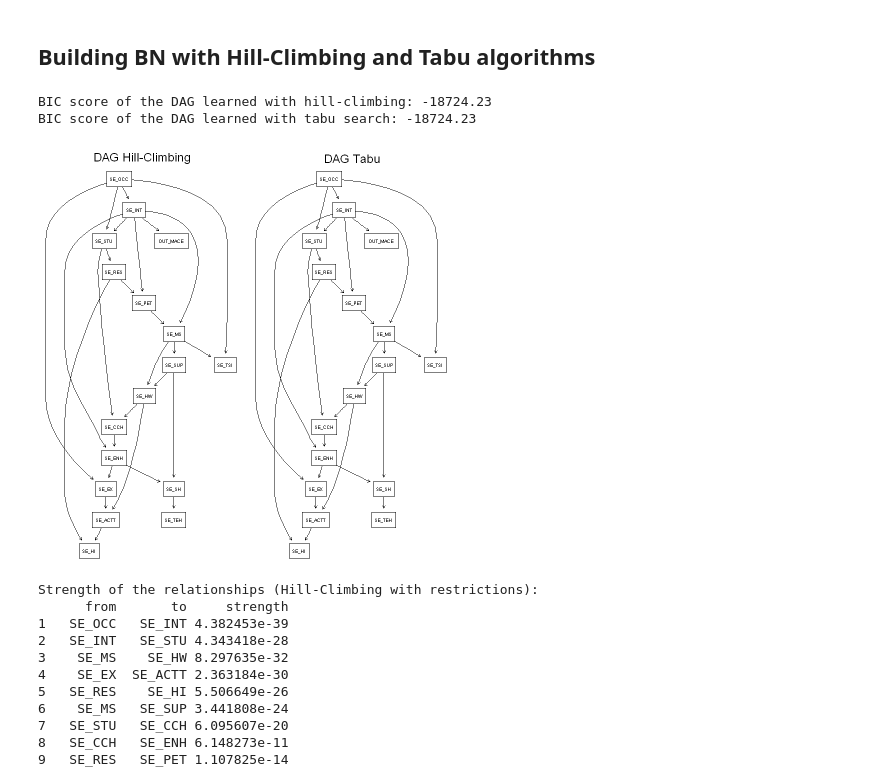
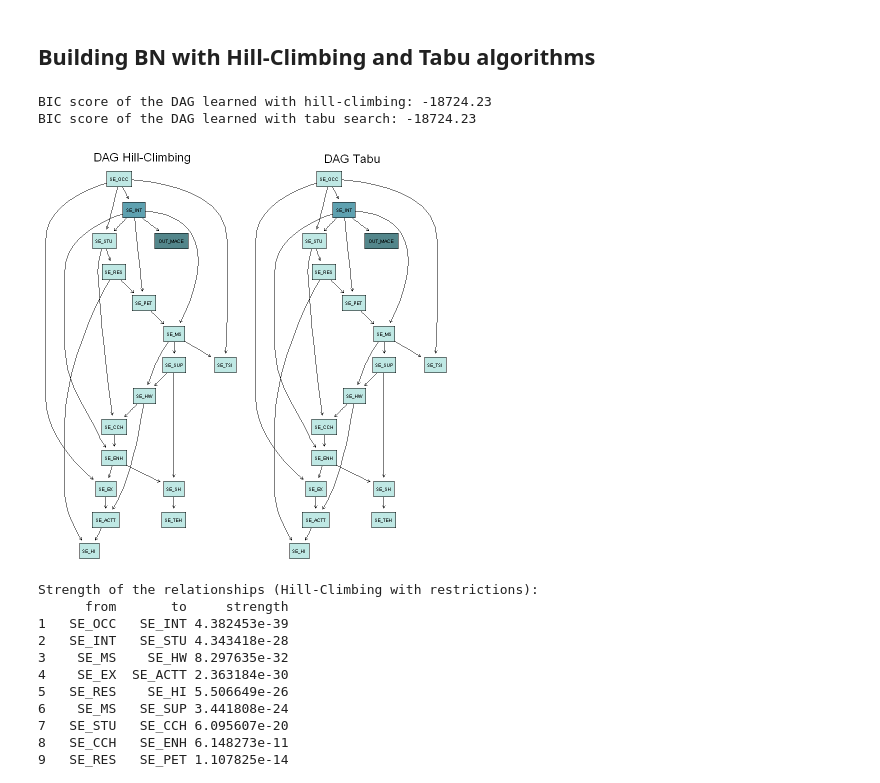
Before and after one commit to JoseLuisMaldonadoA/TFM, a Jupyter notebook: Notebooks/BayesianNetworksAnalysis.ipynb, the cells around one changed output. Cells and saved outputs as stored; diff of their text form; code cells hidden in the pictures.

Commit message:
Notebook Update
BN per cluster added

```diff
--- a/Notebooks/BayesianNetworksAnalysis.ipynb
+++ b/Notebooks/BayesianNetworksAnalysis.ipynb
@@ -14,7 +17,7 @@ suppressWarnings(
 )
 # %%
 # Load the dataset
-df <- read.csv('FINAL_DATASET_CLUSTERED.csv')
+df <- read.csv('FINAL_DATASET.csv')
 
 # Select the socioeconomic variables and the outcome variable and convert them to factors
 data <- df %>% select(c(starts_with("SE_"), OUT_MACE)) %>% mutate(across(everything(), as.factor))
@@ -46,24 +49,44 @@ str(data)
 # %%
 # Learn the DAG using the hill-climbing algorithm
 dag_hc <- hc(data, score = "bic")
 score_hc <- score(dag_hc, data = data, type = "bic")
 
 # Learn the DAG using the tabu search algorithm
 dag_tabu <- tabu(data, score = "bic")
 score_tabu <- score(dag_tabu, data = data, type = "bic")
 
 # Compare the scores
 cat("BIC score of the DAG learned with hill-climbing:", score_hc, "\n")
 cat("BIC score of the DAG learned with tabu search:", score_tabu, "\n")
 
 # Plot the two DAGs for comparison
+mb_hc <- mb(dag_hc, "OUT_MACE") # Markov blanket of OUT_MACE
+mb_tabu <- mb(dag_tabu, "OUT_MACE") # Markov blanket of OUT_MACE
+
+# Function to assign node colors
+get_node_colors <- function(dag, mb_nodes) {
+    colors <- rep("#BFE8E4", length(nodes(dag)))
+    names(colors) <- nodes(dag)
+    colors["OUT_MACE"] <- "#53868B"
+    colors[mb_nodes] <- "#5EA1B0"
+    return(colors)
+}
+
+node_colors_hc <- get_node_colors(dag_hc, mb_hc)
+node_colors_tabu <- get_node_colors(dag_tabu, mb_tabu)
+
 par(mfrow = c(1, 2), bg = "white")
-graphviz.plot(dag_hc, main = "DAG Hill-Climbing")
-graphviz.plot(dag_tabu, main = "DAG Tabu")
+g_hc <- graphviz.plot(dag_hc, main = "DAG Hill-Climbing", render = FALSE)
+graph::nodeRenderInfo(g_hc)$fill <- node_colors_hc
+Rgraphviz::renderGraph(g_hc)
+
+g_tabu <- graphviz.plot(dag_tabu, main = "DAG Tabu", render = FALSE)
+graph::nodeRenderInfo(g_tabu)$fill <- node_colors_tabu
+Rgraphviz::renderGraph(g_tabu)
 # %% [output]
 BIC score of the DAG learned with hill-climbing: -18724.23
 BIC score of the DAG learned with tabu search: -18724.23
-[figure, old version]
+[figure, new version]
 # %%
 # Calculate the strength of the relationships between nodes for the restricted models
 arc_strength_hc <- arc.strength(dag_hc, data = data, criterion = "x2")
```
Also changed, not shown: parts of 16 cells of this notebook.
